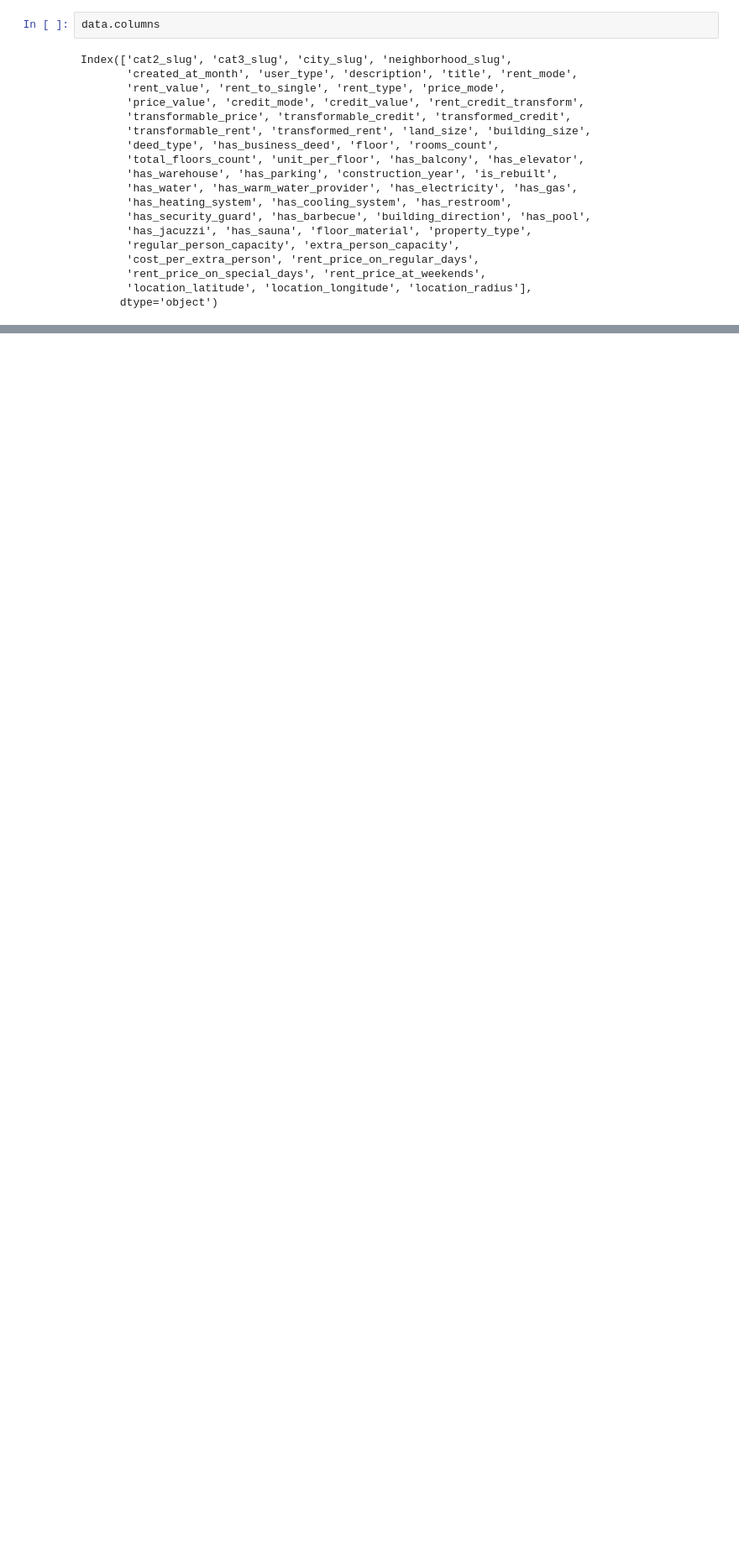
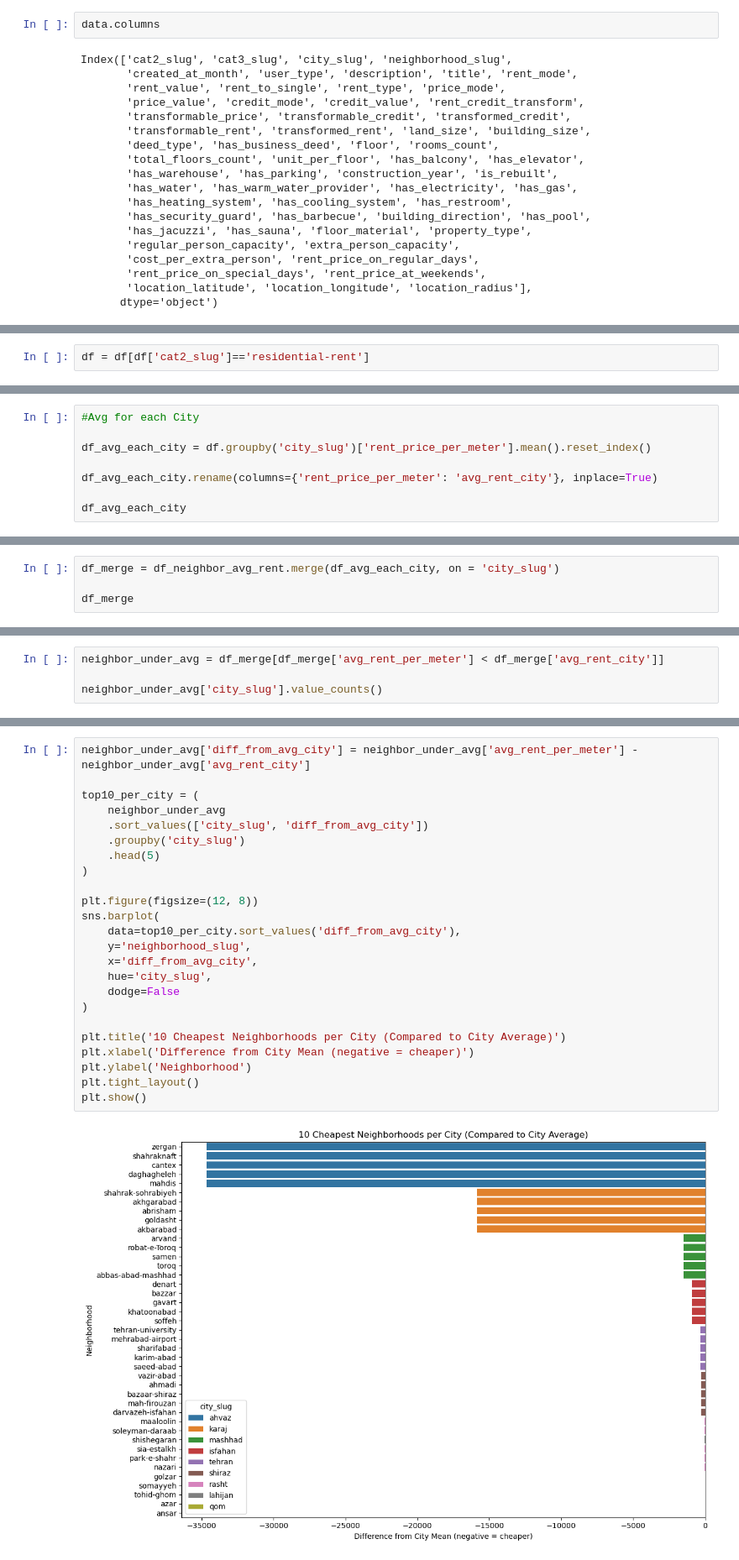
Before and after one commit to farnoushshahin/Minute, a Jupyter notebook: Divar (1).ipynb, the cells around one changed output, grey strips where cells are left out. Shown at 84% size. Saved outputs shown, nothing was run; the diff lists cells and outputs as text; blank space fills up the shorter version.

```diff
--- a/Divar (1).ipynb
+++ b/Divar (1).ipynb
@@ -778,0 +893,2 @@ Index(['cat2_slug', 'cat3_slug', 'city_slug', 'neighborhood_slug',
+# %%
+df = df[df['cat2_slug']=='residential-rent']
@@ -778,0 +927,8 @@ Index(['cat2_slug', 'cat3_slug', 'city_slug', 'neighborhood_slug',
+# %%
+#Avg for each City
+
+df_avg_each_city = df.groupby('city_slug')['rent_price_per_meter'].mean().reset_index()
+
+df_avg_each_city.rename(columns={'rent_price_per_meter': 'avg_rent_city'}, inplace=True)
+
+df_avg_each_city
@@ -778,0 +949,4 @@ Index(['cat2_slug', 'cat3_slug', 'city_slug', 'neighborhood_slug',
+# %%
+df_merge = df_neighbor_avg_rent.merge(df_avg_each_city, on = 'city_slug')
+
+df_merge
@@ -778,0 +967,4 @@ Index(['cat2_slug', 'cat3_slug', 'city_slug', 'neighborhood_slug',
+# %%
+neighbor_under_avg = df_merge[df_merge['avg_rent_per_meter'] < df_merge['avg_rent_city']]
+
+neighbor_under_avg['city_slug'].value_counts()
@@ -778,0 +983,26 @@ Index(['cat2_slug', 'cat3_slug', 'city_slug', 'neighborhood_slug',
+# %%
+neighbor_under_avg['diff_from_avg_city'] = neighbor_under_avg['avg_rent_per_meter'] - neighbor_under_avg['avg_rent_city']
+
+top10_per_city = (
+    neighbor_under_avg
+    .sort_values(['city_slug', 'diff_from_avg_city'])
+    .groupby('city_slug')
+    .head(5)
+)
+
+plt.figure(figsize=(12, 8))
+sns.barplot(
+    data=top10_per_city.sort_values('diff_from_avg_city'),
+    y='neighborhood_slug',
+    x='diff_from_avg_city',
+    hue='city_slug',
+    dodge=False
+)
+
+plt.title('10 Cheapest Neighborhoods per City (Compared to City Average)')
+plt.xlabel('Difference from City Mean (negative = cheaper)')
+plt.ylabel('Neighborhood')
+plt.tight_layout()
+plt.show()
+# %% [output]
+[figure, added]
```
Also changed, not shown: parts of 38 cells of this notebook.
